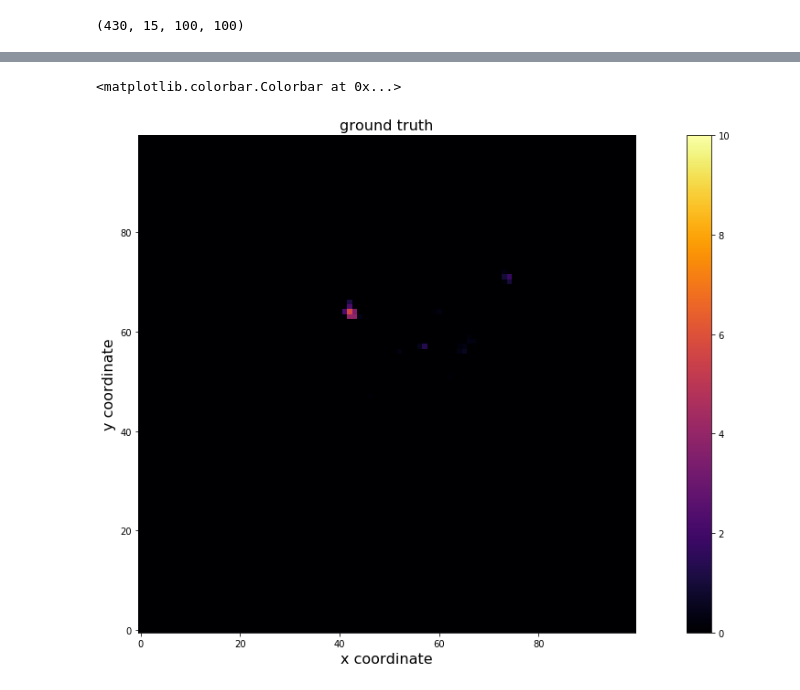
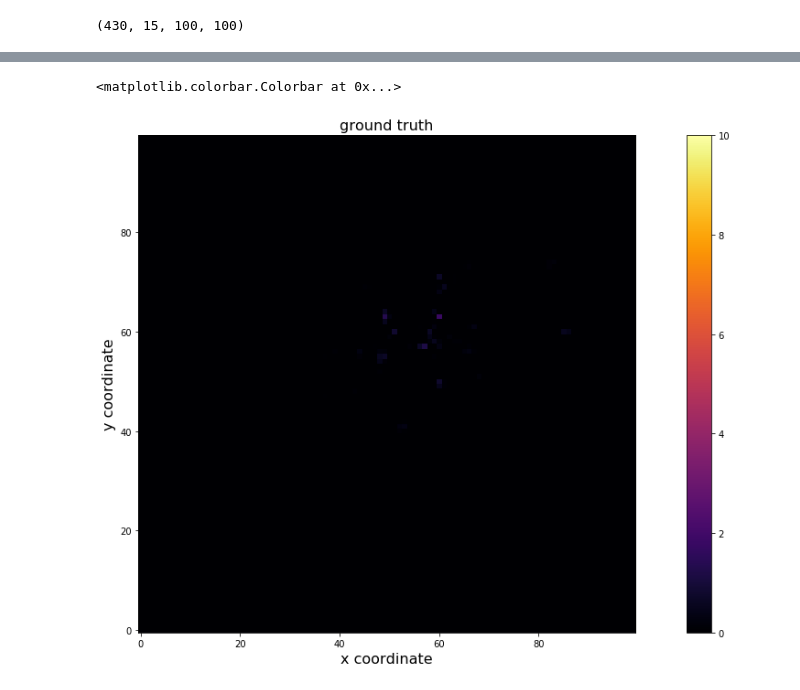
Before and after one commit to nanton96/Mobile-Data-Forecasting-With-Spatio-Temporal-Networks, a Jupyter notebook: notebooks/model_evaluation.ipynb, the cells around one changed output, grey strips where cells are left out. Saved outputs shown, nothing was run; the diff lists cells and outputs as text; code cells hidden in the pictures.

```diff
--- a/notebooks/model_evaluation.ipynb
+++ b/notebooks/model_evaluation.ipynb
@@ -17,3 +14,8 @@ TEST_SET_PATH = "/home/nick/Desktop/experiments_results/milan_processed_test.npz
+# %%
+# RESULTS_PATH = "/home/nick/Desktop/experiments_results/"
+# TEST_SET_PATH = "/home/nick/Desktop/experiments_results/milan_processed_test.npz"
+RESULTS_PATH  = '/afs/inf.ed.ac.uk/user/s18/s1818503/Desktop/experiments_results/'
+TEST_SET_PATH = '/afs/inf.ed.ac.uk/user/s18/s1818503/Desktop/experiments_results/milan_processed_test.npz'
 # %%
 RESULT_FOLDERS = {
     'no_scaling' : "conv_lstm_results_before_scaling_i=5_o=15/",
@@ -77,10 +79,10 @@ y.shape
 # %% [output]
 (430, 15, 100, 100)
 # %%
-i = 180
+i = 1
 # %%
-example_input = torch.Tensor(x[i:i+2,...]).float().to('cpu')
-ground_truth  = y[i,...]
+example_input = torch.Tensor(x[i:i+10,...]).float().to('cpu')
+ground_truth  = y[i:i+10,...]
 pred = model.forward(example_input)
-np_pred = pred[0][0,...].detach().numpy().squeeze()
+np_pred = [time_pred[...].detach().numpy().squeeze() for time_pred in pred]
 from matplotlib.colors import Normalize
@@ -98,11 +99,11 @@ plt.colorbar()
 # %%
 
 plt.figure(figsize=(20,10))
-plt.imshow(ground_truth[0],origin='lower',norm=norm,cmap='inferno')
+plt.imshow(ground_truth[0,0],origin='lower',norm=norm,cmap='inferno')
 plt.title('ground truth',fontsize=16)
 plt.xlabel('x coordinate',fontsize=16)
 plt.ylabel('y coordinate',fontsize=16)
 plt.colorbar()
 # %% [output]
 <matplotlib.colorbar.Colorbar at 0x...>
-[figure, old version]
+[figure, new version]
```
Also changed, not shown: parts of 12 cells of this notebook, 1 other file.
